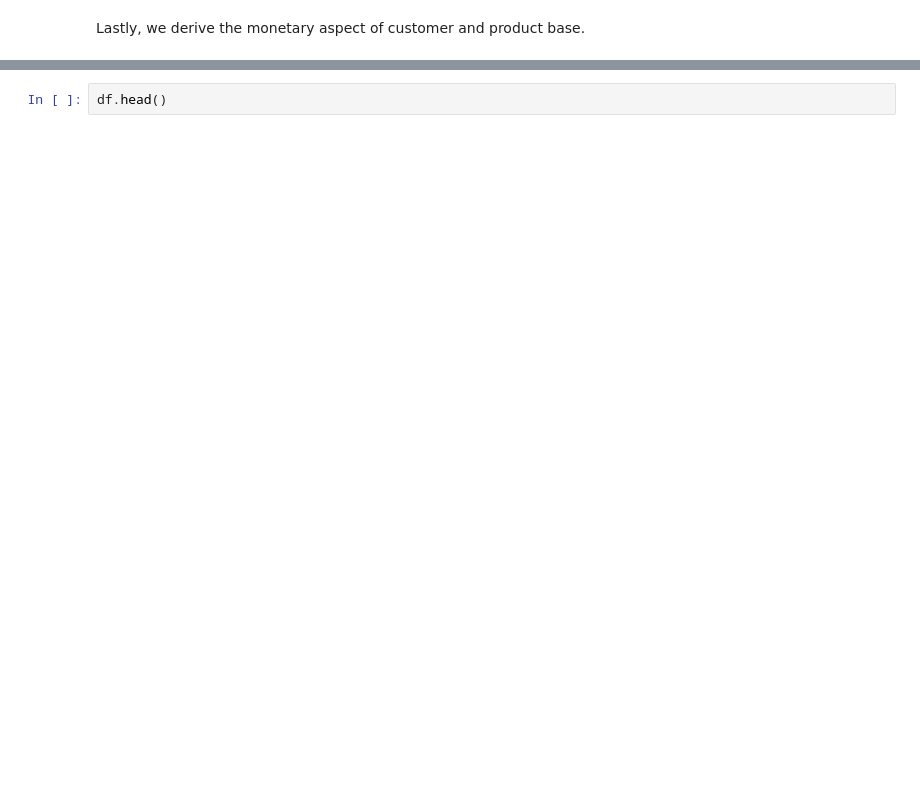
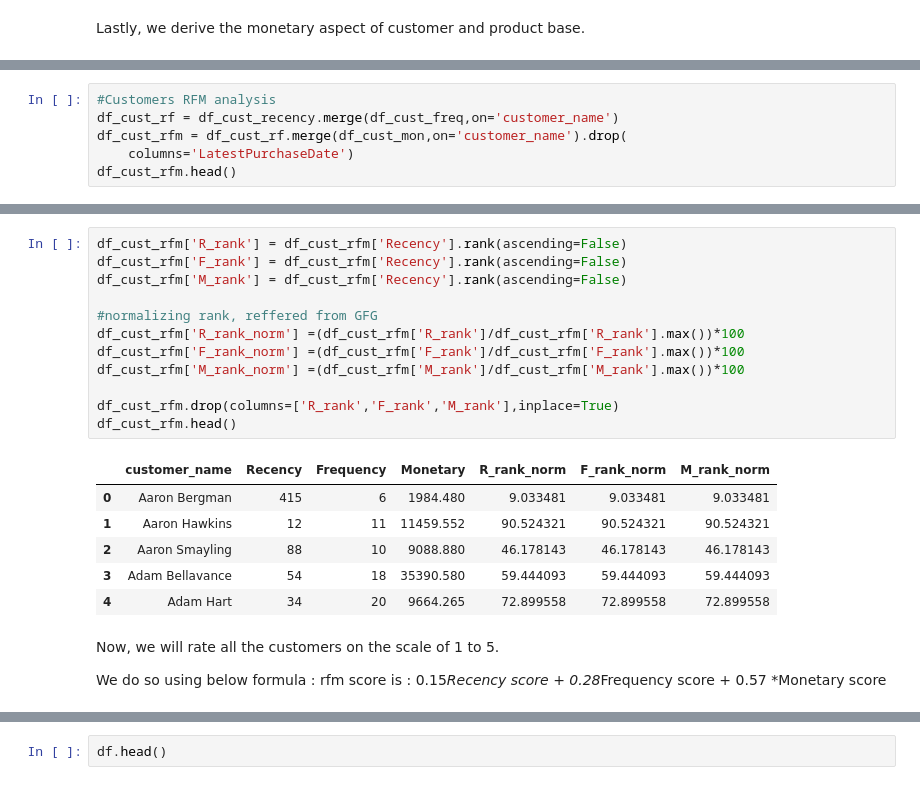
Before and after one commit to RahulSawant9821/DissertationMain, a Jupyter notebook: jupyter_notebook/Cust_Seg_Operations/Cust_Seg.ipynb, the cells around one changed output, grey strips where cells are left out. Drawn from its saved outputs; the diff is of its cells as text; blank space fills up the shorter version.

```diff
--- a/jupyter_notebook/Cust_Seg_Operations/Cust_Seg.ipynb
+++ b/jupyter_notebook/Cust_Seg_Operations/Cust_Seg.ipynb
@@ -655,0 +658,6 @@ df_prod_mon
+# %%
+#Customers RFM analysis
+df_cust_rf = df_cust_recency.merge(df_cust_freq,on='customer_name')
+df_cust_rfm = df_cust_rf.merge(df_cust_mon,on='customer_name').drop(
+    columns='LatestPurchaseDate')
+df_cust_rfm.head()
@@ -655,0 +671,23 @@ df_prod_mon
+# %%
+df_cust_rfm['R_rank'] = df_cust_rfm['Recency'].rank(ascending=False)
+df_cust_rfm['F_rank'] = df_cust_rfm['Recency'].rank(ascending=False)
+df_cust_rfm['M_rank'] = df_cust_rfm['Recency'].rank(ascending=False)
+
+#normalizing rank, reffered from GFG
+df_cust_rfm['R_rank_norm'] =(df_cust_rfm['R_rank']/df_cust_rfm['R_rank'].max())*100
+df_cust_rfm['F_rank_norm'] =(df_cust_rfm['F_rank']/df_cust_rfm['F_rank'].max())*100
+df_cust_rfm['M_rank_norm'] =(df_cust_rfm['M_rank']/df_cust_rfm['M_rank'].max())*100
+
+df_cust_rfm.drop(columns=['R_rank','F_rank','M_rank'],inplace=True)
+df_cust_rfm.head()
+# %% [output]
+|  | customer_name | Recency | Frequency | Monetary | R_rank_norm | F_rank_norm | M_rank_norm |
+| 0 | Aaron Bergman | 415 | 6 | 1984.480 | 9.033481 | 9.033481 | 9.033481 |
+| 1 | Aaron Hawkins | 12 | 11 | 11459.552 | 90.524321 | 90.524321 | 90.524321 |
+| 2 | Aaron Smayling | 88 | 10 | 9088.880 | 46.178143 | 46.178143 | 46.178143 |
+| 3 | Adam Bellavance | 54 | 18 | 35390.580 | 59.444093 | 59.444093 | 59.444093 |
+| 4 | Adam Hart | 34 | 20 | 9664.265 | 72.899558 | 72.899558 | 72.899558 |
+# %% [markdown]
+Now, we will rate all the customers on the scale of 1 to 5.
+
+We do so using below formula : rfm score is : 0.15*Recency score + 0.28*Frequency score + 0.57 *Monetary score
```
Also changed, not shown: parts of 21 cells of this notebook.
